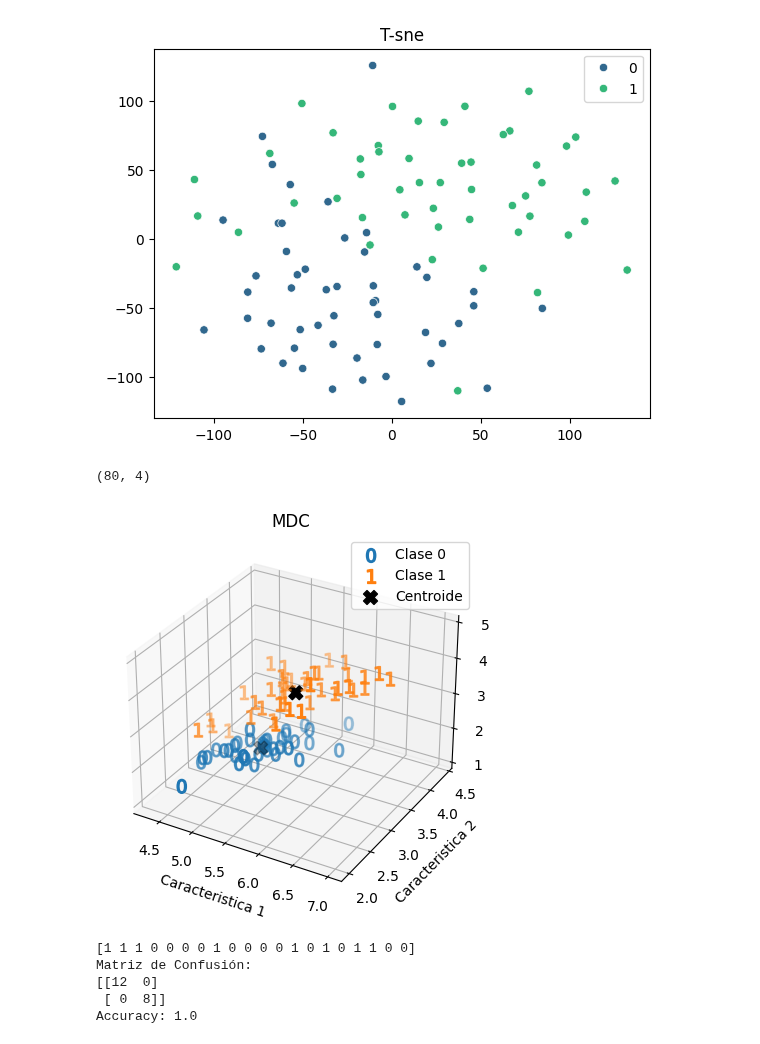
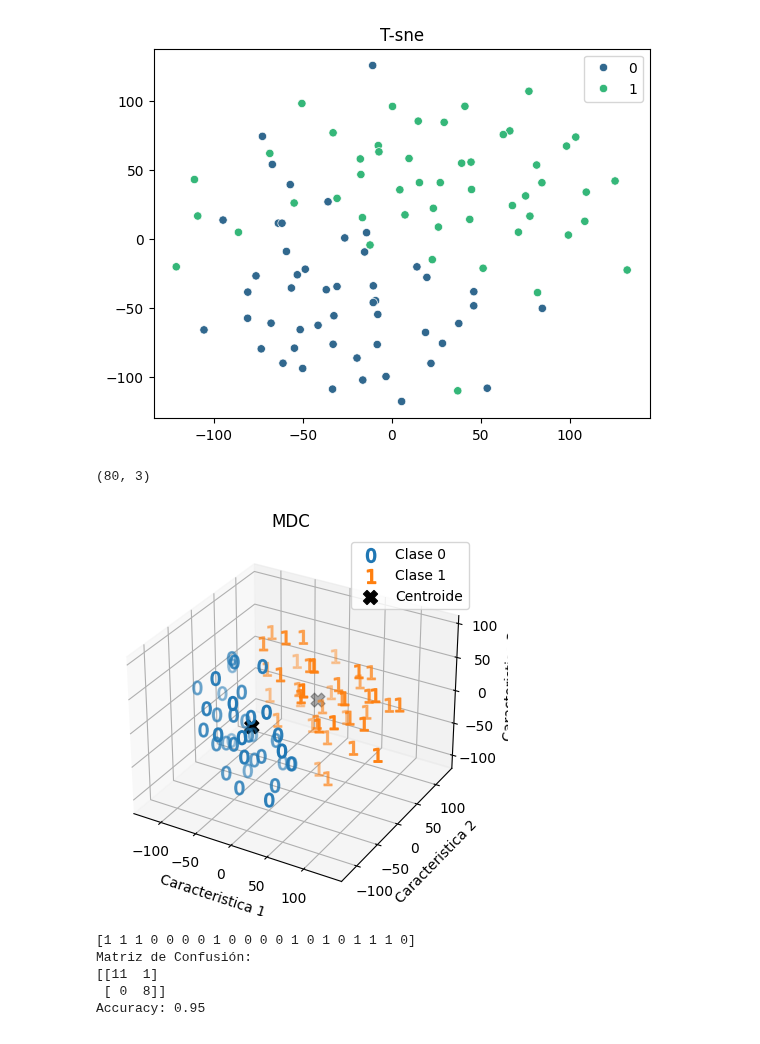
Before and after one commit to DiegoCastr00/VisionArtificial, a Jupyter notebook: MinimunClass.ipynb, the cells around one changed output. Drawn from its saved outputs; the diff is of its cells as text; code cells hidden in the pictures.

```diff
--- a/MinimunClass.ipynb
+++ b/MinimunClass.ipynb
@@ -209,33 +179,33 @@ Accuracy: 0.9666666666666667
 # %%
 #iris = load_iris()
 X = iris.data[:100, :]
 y = iris.target[:100]
 tsne = TSNE(n_components=3, random_state=42)
 
 X_tsne = tsne.fit_transform(X)
 sns.scatterplot(x=X_tsne[:, 0], y=X_tsne[:, 1], hue=y, palette='viridis')
 plt.title('T-sne')
 plt.show()
 MDCIris = MDC()
 
-X_train, X_test, y_train, y_test = train_test_split(X, y, test_size=0.2, random_state=42)
+X_train,X_test,y_train,y_test = divide(X_tsne,y)
 
 MDCIris.getCentroids(X_train, y_train)
 MDCIris.getGraphics3D(X_train)
 print(MDCIris.predict(X_test))
 
 cm = confusion_matrix(y_test,MDCIris.predict(X_test))
 print("Matriz de Confusión:")
 print(cm)
 
 accuracy = accuracy_score(y_test,MDCIris.predict(X_test))
 print("Accuracy:", accuracy)
 # %% [output]
 [figure]
-(80, 4)
+(80, 3)
-[figure, old version]
+[figure, new version]
-[1 1 1 0 0 0 0 1 0 0 0 0 1 0 1 0 1 1 0 0]
+[1 1 1 0 0 0 0 1 0 0 0 0 1 0 1 0 1 1 1 0]
 Matriz de Confusión:
-[[12  0]
+[[11  1]
  [ 0  8]]
-Accuracy: 1.0
+Accuracy: 0.95
```
Also changed, not shown: parts of 7 cells of this notebook.
